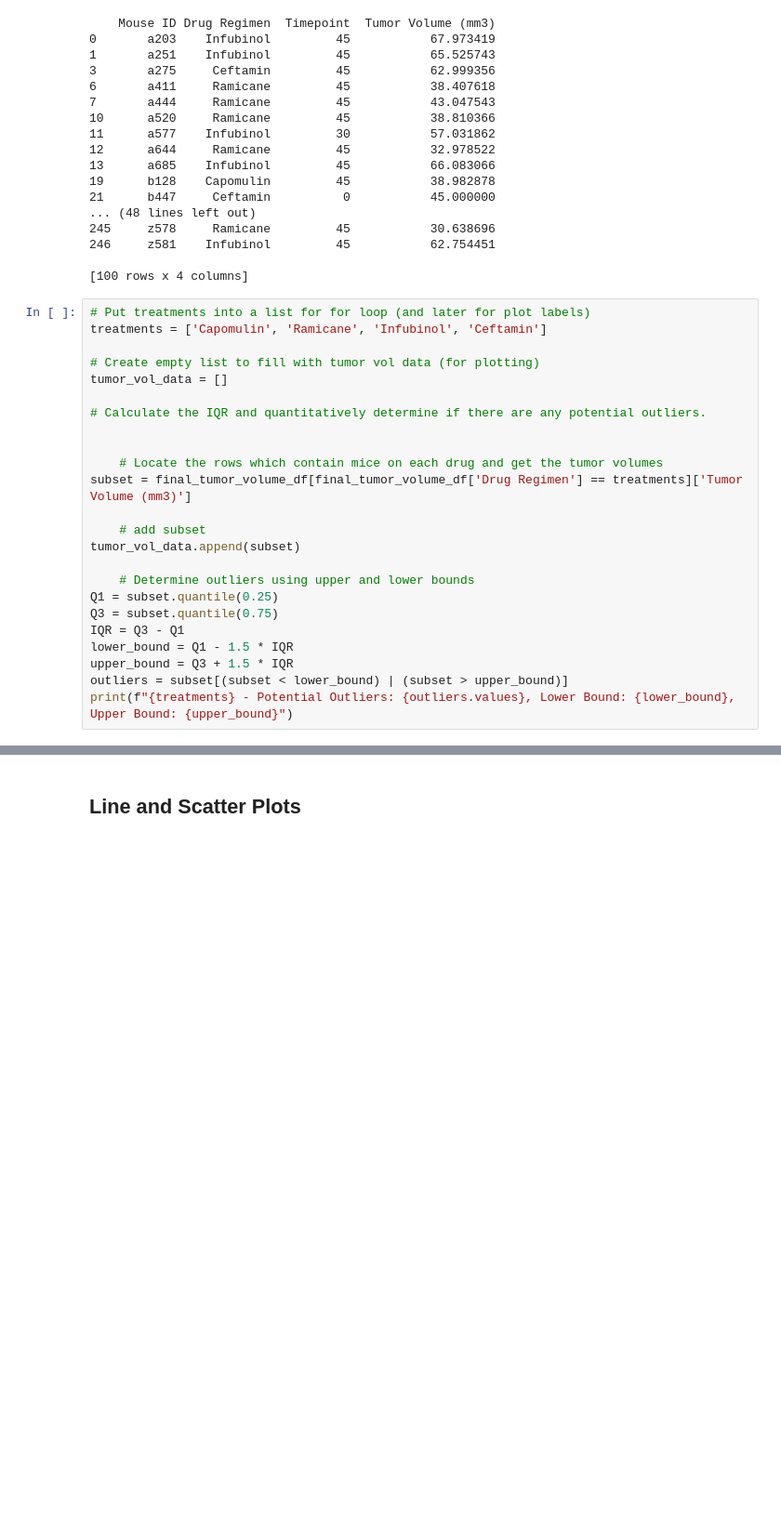
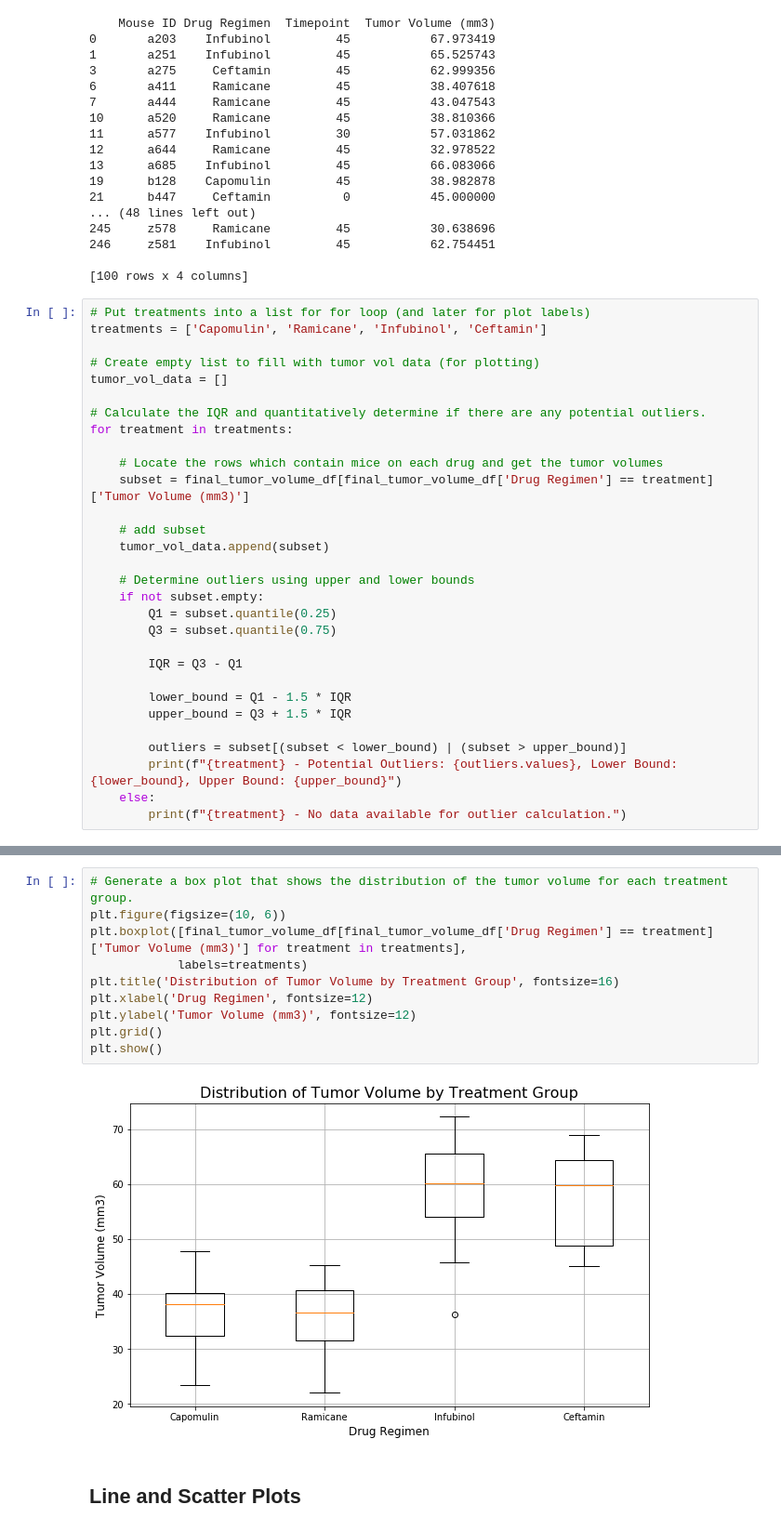
Before and after one commit to jaewon0610/module-5-challenge, a Jupyter notebook: Pymaceuticals/pymaceuticals_starter.ipynb, the cells around one changed output, grey strips where cells are left out. Shown at 93% size. Saved outputs shown, nothing was run; the diff lists cells and outputs as text; blank space fills up the shorter version.

```diff
--- a/Pymaceuticals/pymaceuticals_starter.ipynb
+++ b/Pymaceuticals/pymaceuticals_starter.ipynb
@@ -285,20 +286,26 @@ treatments = ['Capomulin', 'Ramicane', 'Infubinol', 'Ceftamin']
 tumor_vol_data = []
 
 # Calculate the IQR and quantitatively determine if there are any potential outliers.
-
+for treatment in treatments:
 
     # Locate the rows which contain mice on each drug and get the tumor volumes
-subset = final_tumor_volume_df[final_tumor_volume_df['Drug Regimen'] == treatments]['Tumor Volume (mm3)']
+    subset = final_tumor_volume_df[final_tumor_volume_df['Drug Regimen'] == treatment]['Tumor Volume (mm3)']
 
     # add subset
-tumor_vol_data.append(subset)
+    tumor_vol_data.append(subset)
 
     # Determine outliers using upper and lower bounds
-Q1 = subset.quantile(0.25)
-Q3 = subset.quantile(0.75)
-IQR = Q3 - Q1
-lower_bound = Q1 - 1.5 * IQR
-upper_bound = Q3 + 1.5 * IQR
-outliers = subset[(subset < lower_bound) | (subset > upper_bound)]
-print(f"{treatments} - Potential Outliers: {outliers.values}, Lower Bound: {lower_bound}, Upper Bound: {upper_bound}")
+    if not subset.empty:
+        Q1 = subset.quantile(0.25)
+        Q3 = subset.quantile(0.75)
+
+        IQR = Q3 - Q1
+
+        lower_bound = Q1 - 1.5 * IQR
+        upper_bound = Q3 + 1.5 * IQR
+
+        outliers = subset[(subset < lower_bound) | (subset > upper_bound)]
+        print(f"{treatment} - Potential Outliers: {outliers.values}, Lower Bound: {lower_bound}, Upper Bound: {upper_bound}")
+    else:
+        print(f"{treatment} - No data available for outlier calculation.")
 # %% [output]
@@ -308,2 +316,14 @@ ValueError: Lengths must match to compare
+# %%
+# Generate a box plot that shows the distribution of the tumor volume for each treatment group.
+plt.figure(figsize=(10, 6))
+plt.boxplot([final_tumor_volume_df[final_tumor_volume_df['Drug Regimen'] == treatment]['Tumor Volume (mm3)'] for treatment in treatments],
+            labels=treatments)
+plt.title('Distribution of Tumor Volume by Treatment Group', fontsize=16)
+plt.xlabel('Drug Regimen', fontsize=12)
+plt.ylabel('Tumor Volume (mm3)', fontsize=12)
+plt.grid()
+plt.show()
+# %% [output]
+[figure, added]
 # %% [markdown]
 ## Line and Scatter Plots
```
Also changed, not shown: parts of 9 cells of this notebook.
